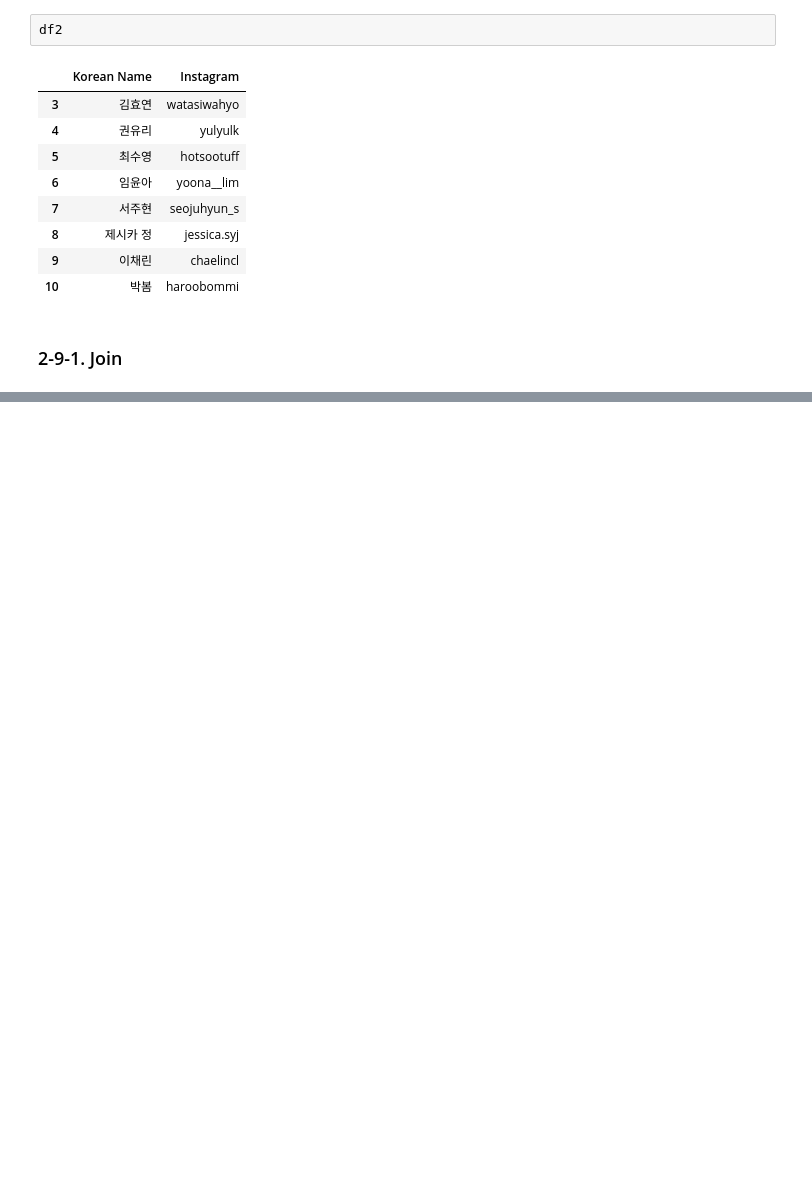
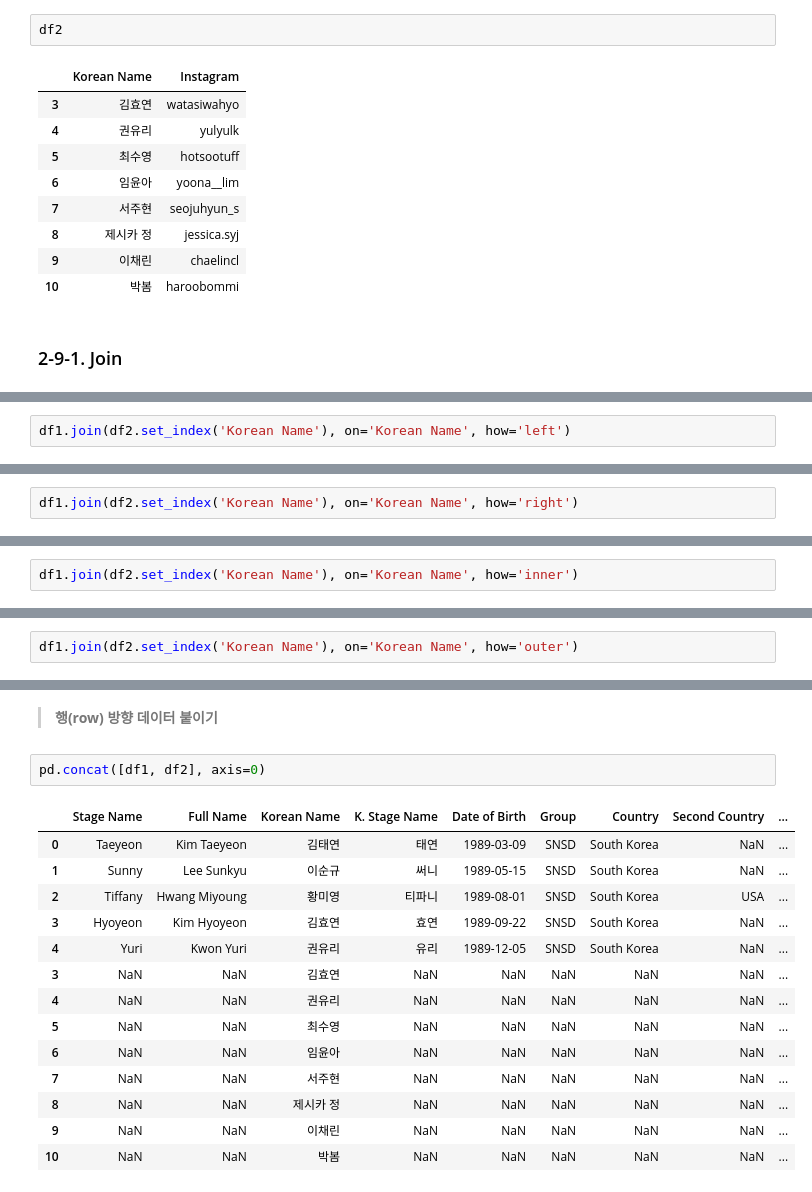
Before and after one commit to Chashoo414/Data_Analysis_Study, a Jupyter notebook: Part2/Part2_Summary_2-3.ipynb, the cells around one changed output, grey strips where cells are left out. Cells and saved outputs as stored; diff of their text form; blank space fills up the shorter version.

```diff
--- a/Part2/Part2_Summary_2-3.ipynb
+++ b/Part2/Part2_Summary_2-3.ipynb
@@ -341,0 +376,2 @@ df2
+# %%
+df1.join(df2.set_index('Korean Name'), on='Korean Name', how='left')
@@ -341,0 +387,2 @@ df2
+# %%
+df1.join(df2.set_index('Korean Name'), on='Korean Name', how='right')
@@ -341,0 +401,2 @@ df2
+# %%
+df1.join(df2.set_index('Korean Name'), on='Korean Name', how='inner')
@@ -341,0 +409,2 @@ df2
+# %%
+df1.join(df2.set_index('Korean Name'), on='Korean Name', how='outer')
@@ -341,0 +490,19 @@ df2
+# %% [markdown]
+> **행(row) 방향 데이터 붙이기**
+# %%
+pd.concat([df1, df2], axis=0)
+# %% [output]
+|  | Stage Name | Full Name | Korean Name | K. Stage Name | Date of Birth | Group | Country | Second Country | ... |
+| 0 | Taeyeon | Kim Taeyeon | 김태연 | 태연 | 1989-03-09 | SNSD | South Korea | NaN | ... |
+| 1 | Sunny | Lee Sunkyu | 이순규 | 써니 | 1989-05-15 | SNSD | South Korea | NaN | ... |
+| 2 | Tiffany | Hwang Miyoung | 황미영 | 티파니 | 1989-08-01 | SNSD | South Korea | USA | ... |
+| 3 | Hyoyeon | Kim Hyoyeon | 김효연 | 효연 | 1989-09-22 | SNSD | South Korea | NaN | ... |
+| 4 | Yuri | Kwon Yuri | 권유리 | 유리 | 1989-12-05 | SNSD | South Korea | NaN | ... |
+| 3 | NaN | NaN | 김효연 | NaN | NaN | NaN | NaN | NaN | ... |
+| 4 | NaN | NaN | 권유리 | NaN | NaN | NaN | NaN | NaN | ... |
+| 5 | NaN | NaN | 최수영 | NaN | NaN | NaN | NaN | NaN | ... |
+| 6 | NaN | NaN | 임윤아 | NaN | NaN | NaN | NaN | NaN | ... |
+| 7 | NaN | NaN | 서주현 | NaN | NaN | NaN | NaN | NaN | ... |
+| 8 | NaN | NaN | 제시카 정 | NaN | NaN | NaN | NaN | NaN | ... |
+| 9 | NaN | NaN | 이채린 | NaN | NaN | NaN | NaN | NaN | ... |
+| 10 | NaN | NaN | 박봄 | NaN | NaN | NaN | NaN | NaN | ... |
```
Also changed, not shown: parts of 33 cells of this notebook.
